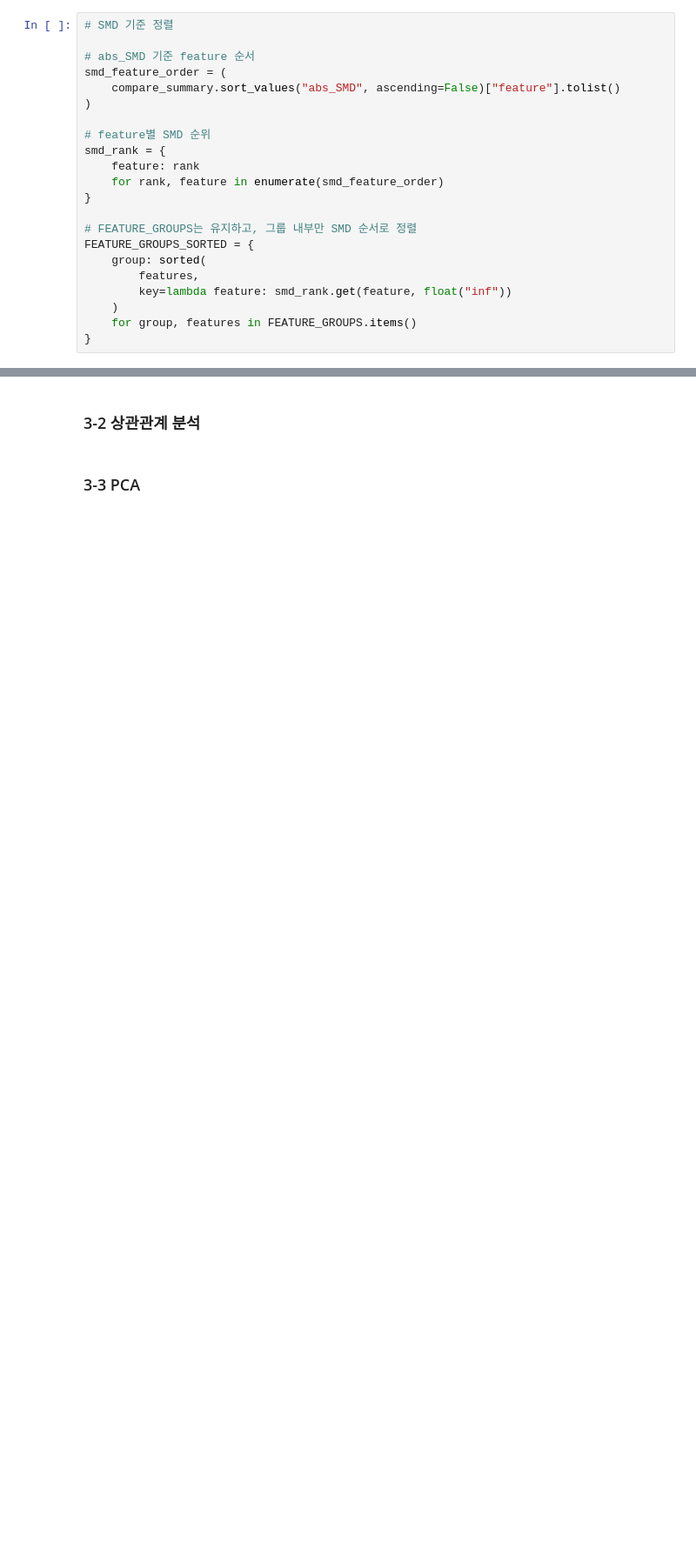
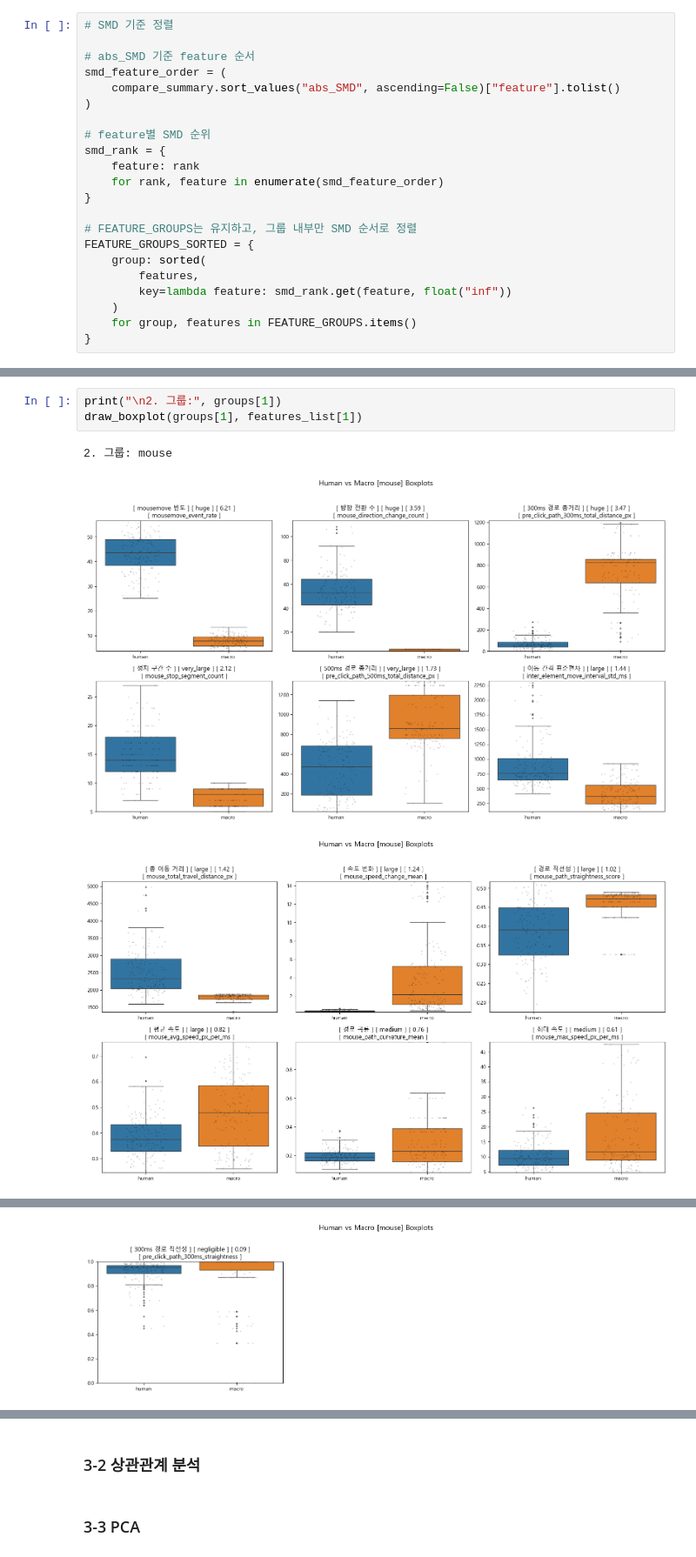
Before and after one commit to Tickle-ticket/Tickle, a Jupyter notebook: services/ai/train/EDA/eda_chan.ipynb, the cells around one changed output, grey strips where cells are left out. Shown at 87% size. Saved outputs shown, nothing was run; the diff lists cells and outputs as text; blank space fills up the shorter version.

```diff
--- a/services/ai/train/EDA/eda_chan.ipynb
+++ b/services/ai/train/EDA/eda_chan.ipynb
@@ -651,0 +665,7 @@ for group, features in FEATURE_GROUPS_SORTED.items():
+# %%
+print("\n2. 그룹:", groups[1])
+draw_boxplot(groups[1], features_list[1])
+# %% [output]
+2. 그룹: mouse
+[figure, added]
+[figure, added]
@@ -651,0 +673 @@ for group, features in FEATURE_GROUPS_SORTED.items():
+[figure, added]
```
Also changed, not shown: parts of 9 cells of this notebook.
